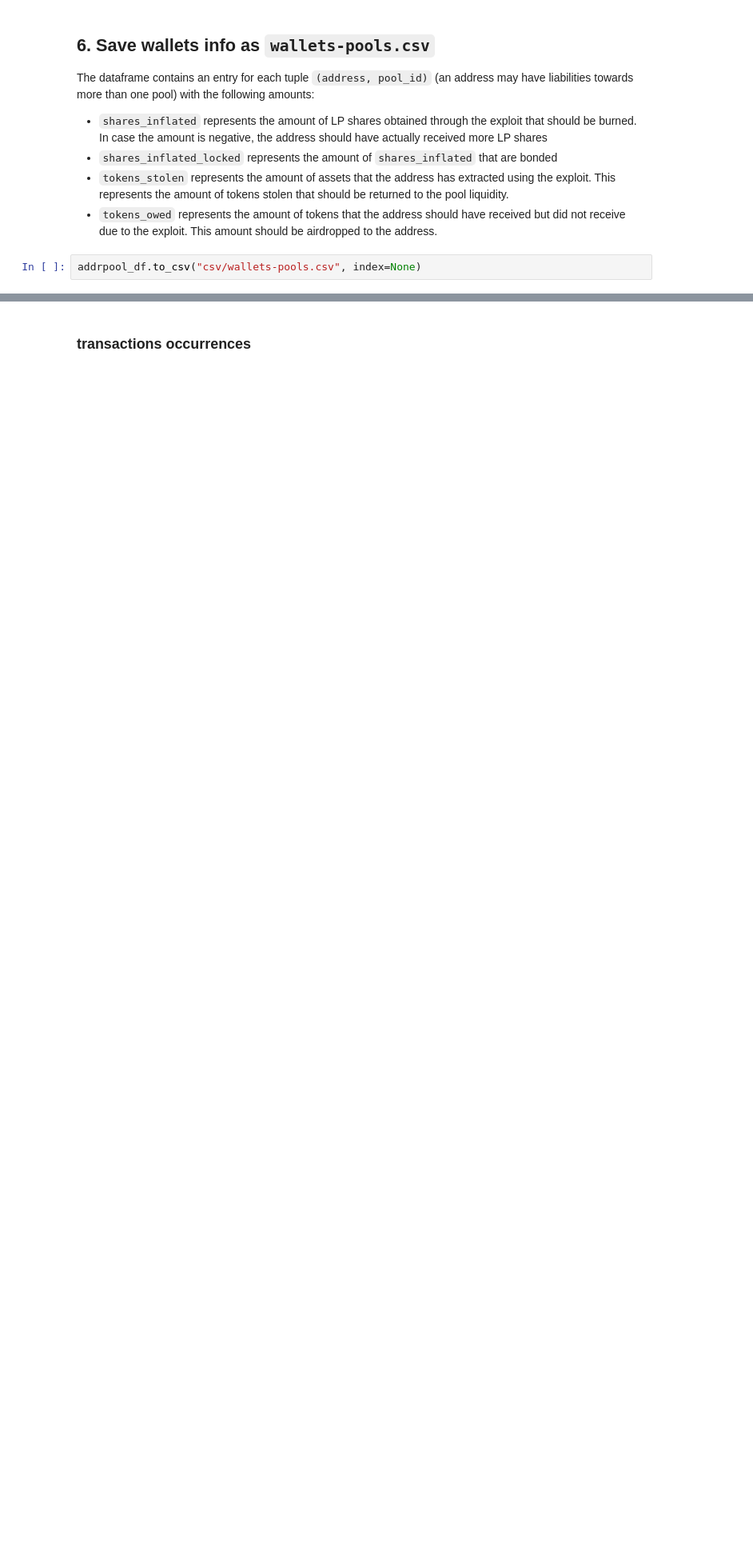
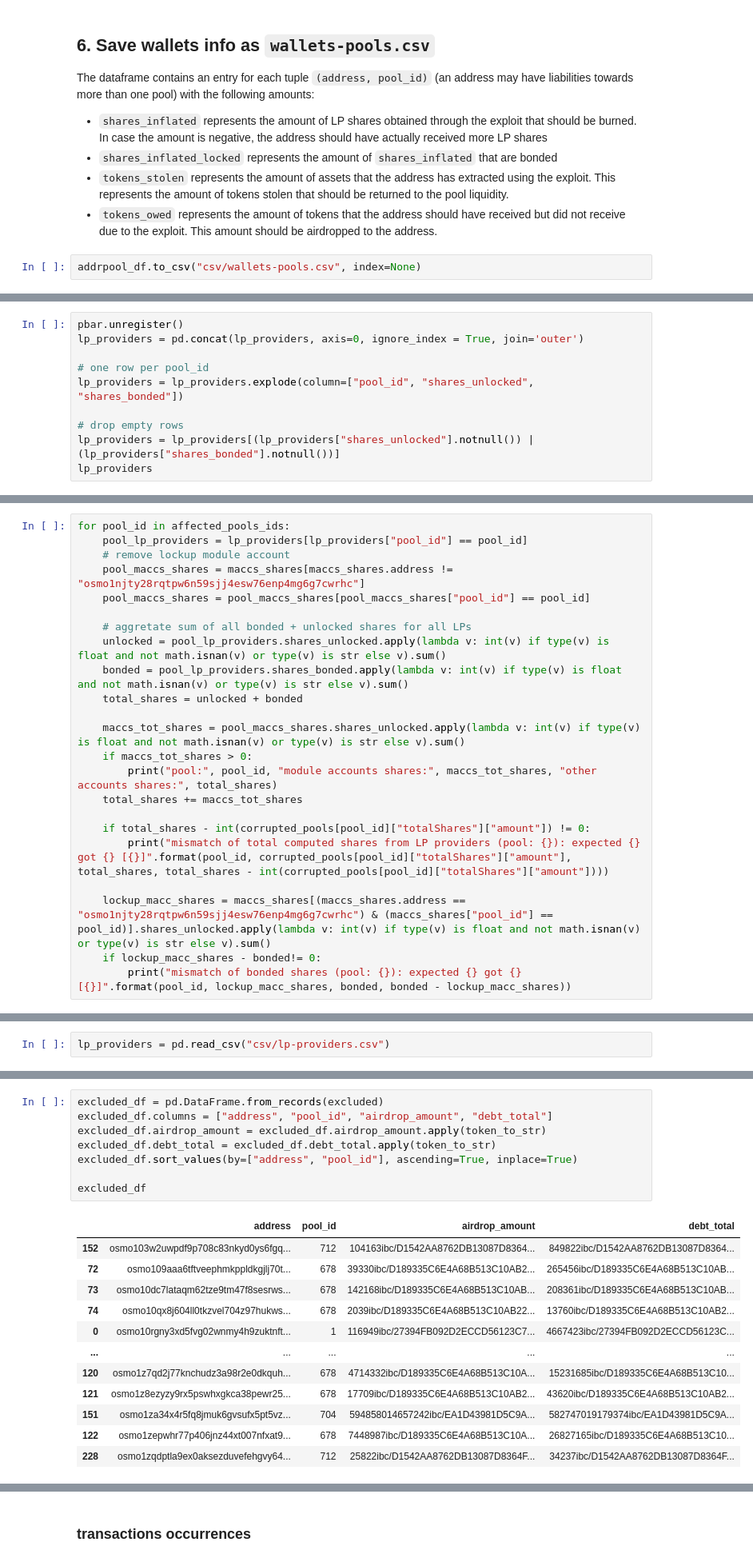
Before and after one commit to niccoloraspa/osmosis-halt-data, a Jupyter notebook: transactions.ipynb, the cells around one changed output, grey strips where cells are left out. Shown at 80% size. Drawn from its saved outputs; the diff is of its cells as text; blank space fills up the shorter version.

```diff
--- a/transactions.ipynb
+++ b/transactions.ipynb
@@ -875,0 +1066,10 @@ addrpool_df.to_csv("csv/wallets-pools.csv", index=None)
+# %%
+pbar.unregister()
+lp_providers = pd.concat(lp_providers, axis=0, ignore_index = True, join='outer')
+
+# one row per pool_id
+lp_providers = lp_providers.explode(column=["pool_id", "shares_unlocked", "shares_bonded"])
+
+# drop empty rows
+lp_providers = lp_providers[(lp_providers["shares_unlocked"].notnull()) | (lp_providers["shares_bonded"].notnull())]
+lp_providers
@@ -875,0 +1095,23 @@ addrpool_df.to_csv("csv/wallets-pools.csv", index=None)
+# %%
+for pool_id in affected_pools_ids:
+    pool_lp_providers = lp_providers[lp_providers["pool_id"] == pool_id]
+    # remove lockup module account
+    pool_maccs_shares = maccs_shares[maccs_shares.address != "osmo1njty28rqtpw6n59sjj4esw76enp4mg6g7cwrhc"]
+    pool_maccs_shares = pool_maccs_shares[pool_maccs_shares["pool_id"] == pool_id]
+
+    # aggretate sum of all bonded + unlocked shares for all LPs
+    unlocked = pool_lp_providers.shares_unlocked.apply(lambda v: int(v) if type(v) is float and not math.isnan(v) or type(v) is str else v).sum()
+    bonded = pool_lp_providers.shares_bonded.apply(lambda v: int(v) if type(v) is float and not math.isnan(v) or type(v) is str else v).sum()
+    total_shares = unlocked + bonded
+
+    maccs_tot_shares = pool_maccs_shares.shares_unlocked.apply(lambda v: int(v) if type(v) is float and not math.isnan(v) or type(v) is str else v).sum()
+    if maccs_tot_shares > 0:
+        print("pool:", pool_id, "module accounts shares:", maccs_tot_shares, "other accounts shares:", total_shares)
+    total_shares += maccs_tot_shares
+
+    if total_shares - int(corrupted_pools[pool_id]["totalShares"]["amount"]) != 0:
+        print("mismatch of total computed shares from LP providers (pool: {}): expected {} got {} [{}]".format(pool_id, corrupted_pools[pool_id]["totalShares"]["amount"], total_shares, total_shares - int(corrupted_pools[pool_id]["totalShares"]["amount"])))
+
+    lockup_macc_shares = maccs_shares[(maccs_shares.address == "osmo1njty28rqtpw6n59sjj4esw76enp4mg6g7cwrhc") & (maccs_shares["pool_id"] == pool_id)].shares_unlocked.apply(lambda v: int(v) if type(v) is float and not math.isnan(v) or type(v) is str else v).sum()
+    if lockup_macc_shares - bonded!= 0:
+        print("mismatch of bonded shares (pool: {}): expected {} got {} [{}]".format(pool_id, lockup_macc_shares, bonded, bonded - lockup_macc_shares))
@@ -875,0 +1129,2 @@ addrpool_df.to_csv("csv/wallets-pools.csv", index=None)
+# %%
+lp_providers = pd.read_csv("csv/lp-providers.csv")
@@ -875,0 +1243,21 @@ addrpool_df.to_csv("csv/wallets-pools.csv", index=None)
+# %%
+excluded_df = pd.DataFrame.from_records(excluded)
+excluded_df.columns = ["address", "pool_id", "airdrop_amount", "debt_total"]
+excluded_df.airdrop_amount = excluded_df.airdrop_amount.apply(token_to_str)
+excluded_df.debt_total = excluded_df.debt_total.apply(token_to_str)
+excluded_df.sort_values(by=["address", "pool_id"], ascending=True, inplace=True)
+
+excluded_df
+# %% [output]
+|  | address | pool_id | airdrop_amount | debt_total |
+| 152 | osmo103w2uwpdf9p708c83nkyd0ys6fgq... | 712 | 104163ibc/D1542AA8762DB13087D8364... | 849822ibc/D1542AA8762DB13087D8364... |
+| 72 | osmo109aaa6tftveephmkppldkgjlj70t... | 678 | 39330ibc/D189335C6E4A68B513C10AB2... | 265456ibc/D189335C6E4A68B513C10AB... |
+| 73 | osmo10dc7lataqm62tze9tm47f8sesrws... | 678 | 142168ibc/D189335C6E4A68B513C10AB... | 208361ibc/D189335C6E4A68B513C10AB... |
+| 74 | osmo10qx8j604ll0tkzvel704z97hukws... | 678 | 2039ibc/D189335C6E4A68B513C10AB22... | 13760ibc/D189335C6E4A68B513C10AB2... |
+| 0 | osmo10rgny3xd5fvg02wnmy4h9zuktnft... | 1 | 116949ibc/27394FB092D2ECCD56123C7... | 4667423ibc/27394FB092D2ECCD56123C... |
+| ... | ... | ... | ... | ... |
+| 120 | osmo1z7qd2j77knchudz3a98r2e0dkquh... | 678 | 4714332ibc/D189335C6E4A68B513C10A... | 15231685ibc/D189335C6E4A68B513C10... |
+| 121 | osmo1z8ezyzy9rx5pswhxgkca38pewr25... | 678 | 17709ibc/D189335C6E4A68B513C10AB2... | 43620ibc/D189335C6E4A68B513C10AB2... |
+| 151 | osmo1za34x4r5fq8jmuk6gvsufx5pt5vz... | 704 | 594858014657242ibc/EA1D43981D5C9A... | 582747019179374ibc/EA1D43981D5C9A... |
+| 122 | osmo1zepwhr77p406jnz44xt007nfxat9... | 678 | 7448987ibc/D189335C6E4A68B513C10A... | 26827165ibc/D189335C6E4A68B513C10... |
+| 228 | osmo1zqdptla9ex0aksezduvefehgvy64... | 712 | 25822ibc/D1542AA8762DB13087D8364F... | 34237ibc/D1542AA8762DB13087D8364F... |
```
Also changed, not shown: parts of 36 cells of this notebook, 4 other files.
